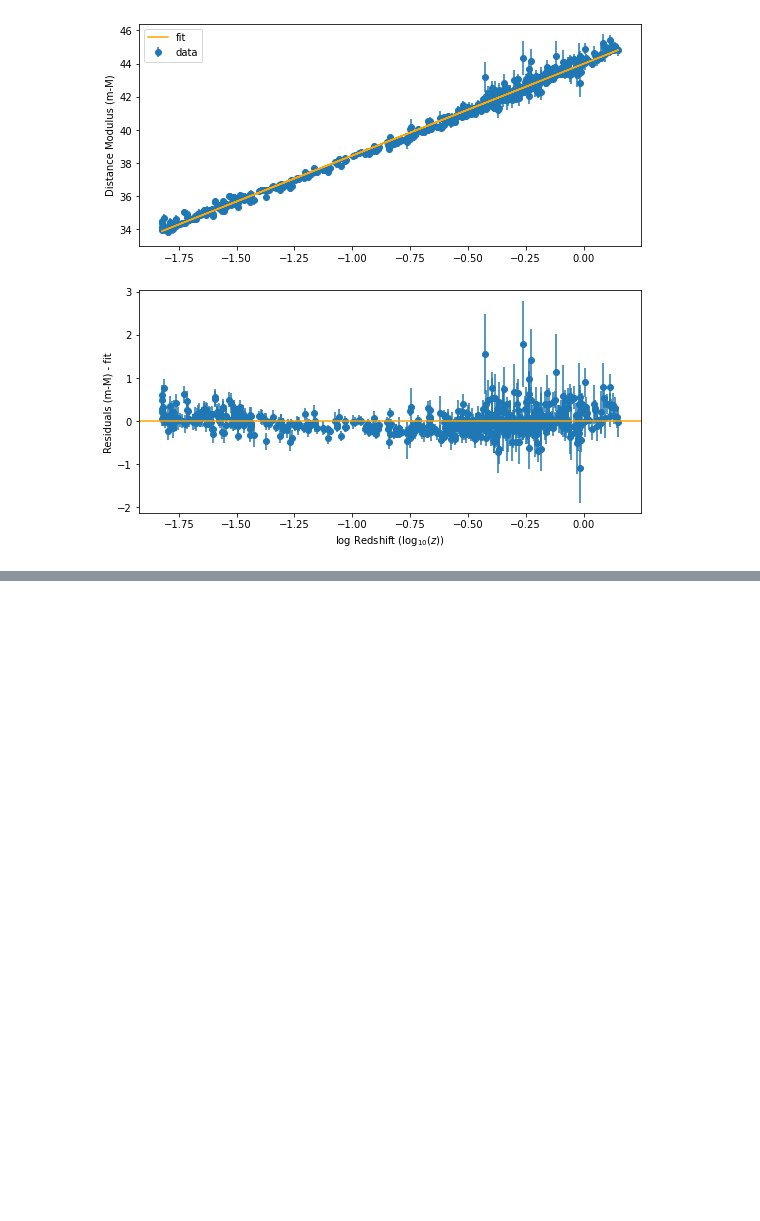
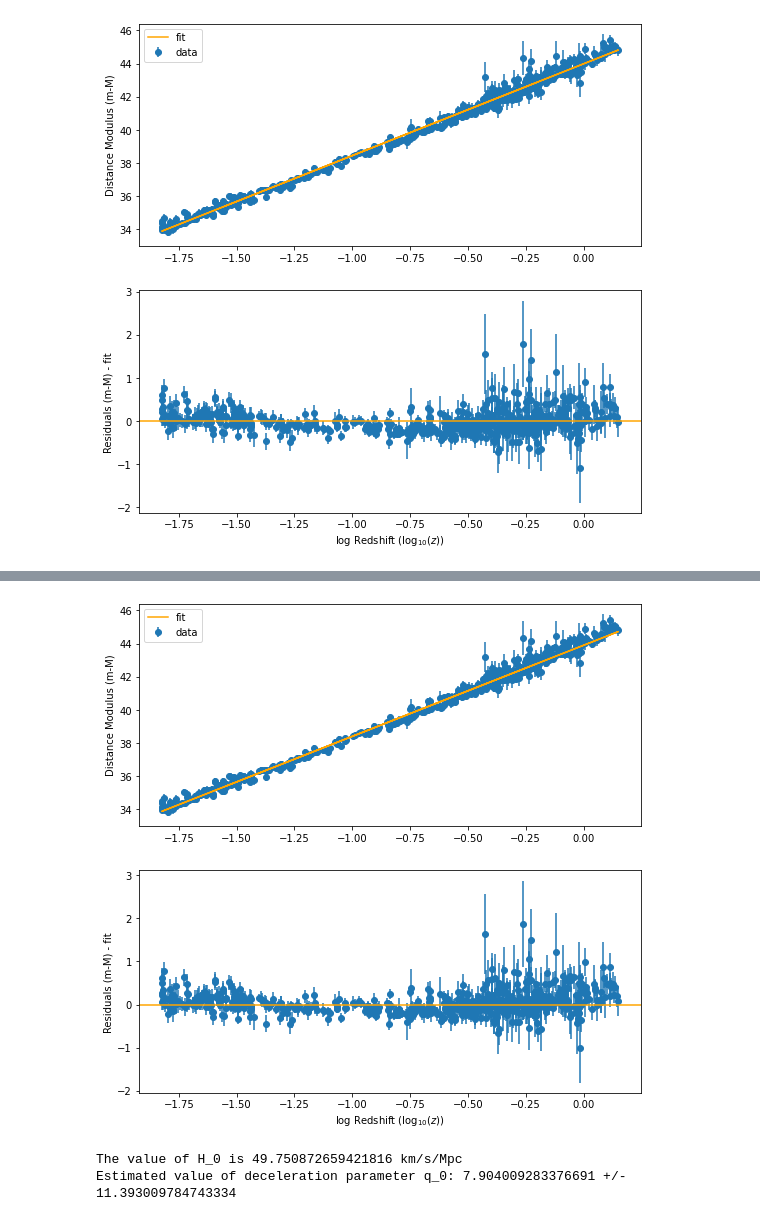
Before and after one commit to thomas-03/homework, a Jupyter notebook: 5480/homework6.ipynb, the cells around one changed output, grey strips where cells are left out. Saved outputs shown, nothing was run; the diff lists cells and outputs as text; code cells hidden in the pictures; blank space fills up the shorter version.

```diff
--- a/5480/homework6.ipynb
+++ b/5480/homework6.ipynb
@@ -121,0 +162,26 @@ h_0
+# %%
+a= 5.4907
+b= 43.9001
+fig,ax = plt.subplots(2,1,figsize=(9,9))
+ax[0].errorbar(np.log10(data['z']),data['m-M'],data['error'],fmt='o',label='data',zorder=1)
+predicted = a*np.log10(data['z']) + b
+
+ax[0].plot(np.log10(data['z']),predicted,color='orange',label='fit')
+ax[0].set_ylabel('Distance Modulus (m-M)')
+ax[0].legend()
+ax[1].errorbar(np.log10(data['z']),data['m-M']-predicted,data['error'],fmt='o',label='data - fit',zorder=1)
+ax[1].axhline(0,color='orange')
+ax[1].set_xlabel('log Redshift ($\log_{10}(z)$)')
+ax[1].set_ylabel('Residuals (m-M) - fit')
+plt.show()
+# %% [output]
+[figure, added]
+# %%
+c = cons.c.cgs.value*1e-5 #speed of light in km/s
+h_0 = (((10**25)/(10**b))**(1/5))*c
+q_0 = -2*(data['z']**(a/5)-data['z'])*(data['z']**(-2)) + 1
+print('The value of H_0 is', h_0, 'km/s/Mpc')
+print("Estimated value of deceleration parameter q_0:",np.mean(q_0),"+/-",np.std(q_0))
+# %% [output]
+The value of H_0 is 49.750872659421816 km/s/Mpc
+Estimated value of deceleration parameter q_0: 7.904009283376691 +/- 11.393009784743334
```
Also changed, not shown: parts of 17 cells of this notebook, 7 other files.
